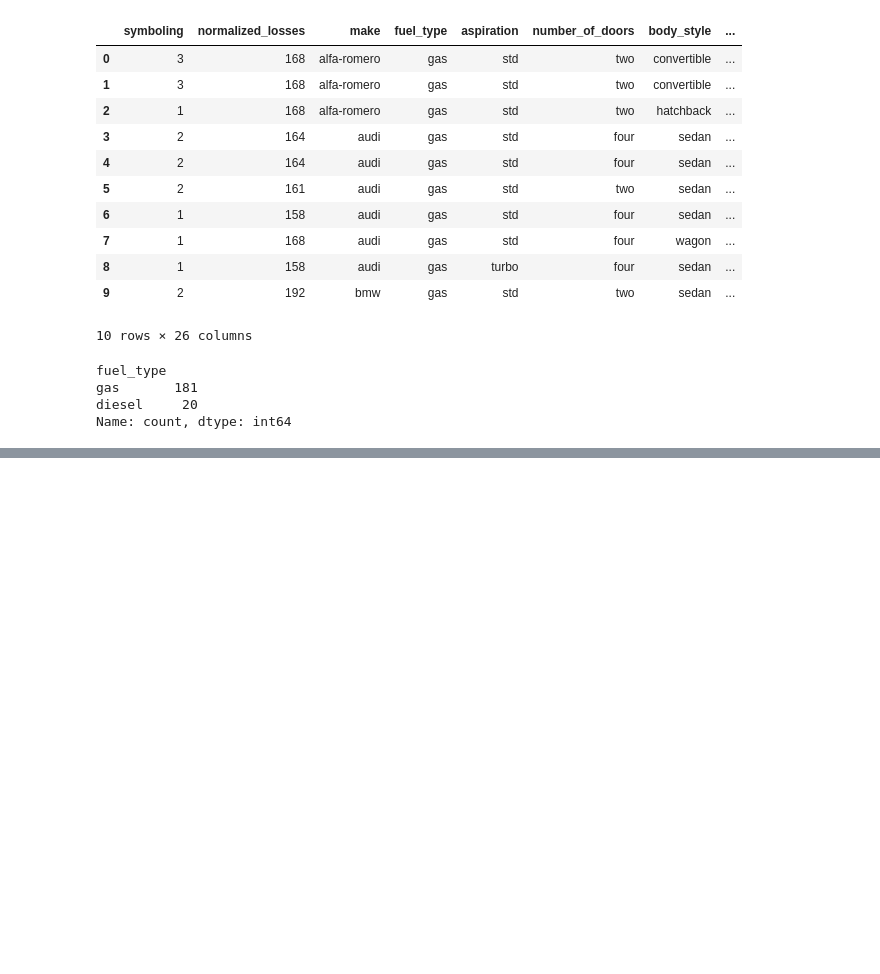
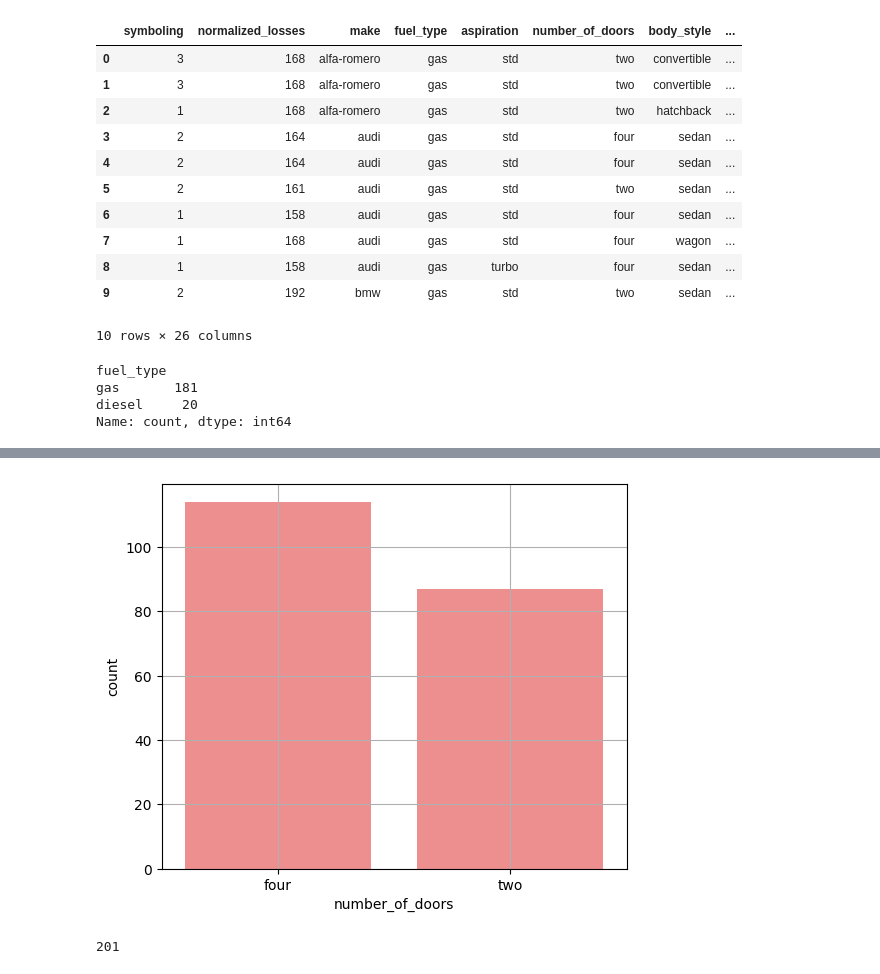
Before and after one commit to Awais-Nazir/AutoMobile_Analysis, a Jupyter notebook: Analysis.ipynb, the cells around one changed output, grey strips where cells are left out. Drawn from its saved outputs; the diff is of its cells as text; code cells hidden in the pictures; blank space fills up the shorter version.

```diff
--- a/Analysis.ipynb
+++ b/Analysis.ipynb
@@ -27,0 +42,10 @@ Name: count, dtype: int64
+# %%
+plt.figure(figsize=(6,5))
+sns.barplot(data['number_of_doors'].value_counts(),color='red',alpha = 0.5)
+plt.grid()
+# %% [output]
+[figure, added]
+# %%
+data.fuel_type.count()
+# %% [output]
+201
```
Also changed, not shown: parts of 4 cells of this notebook.
